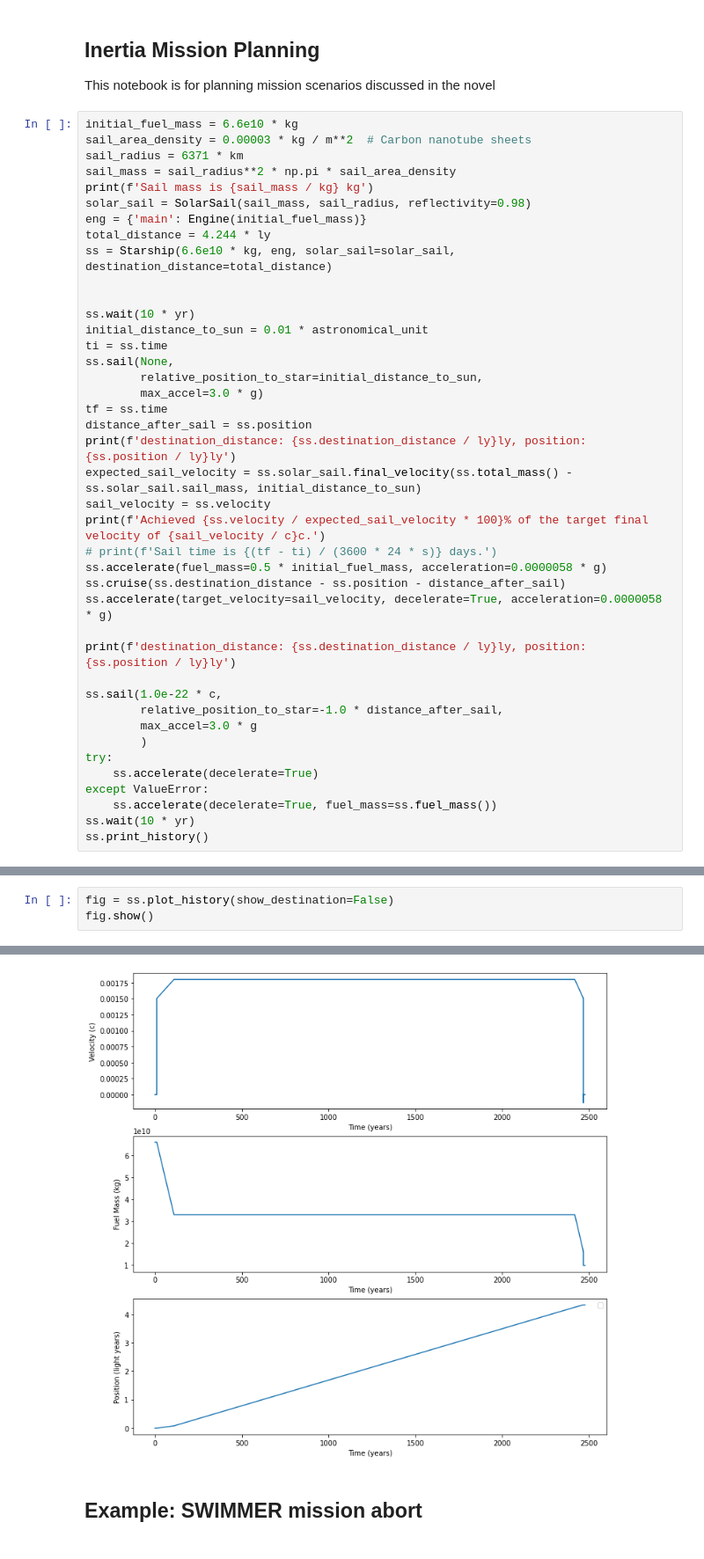
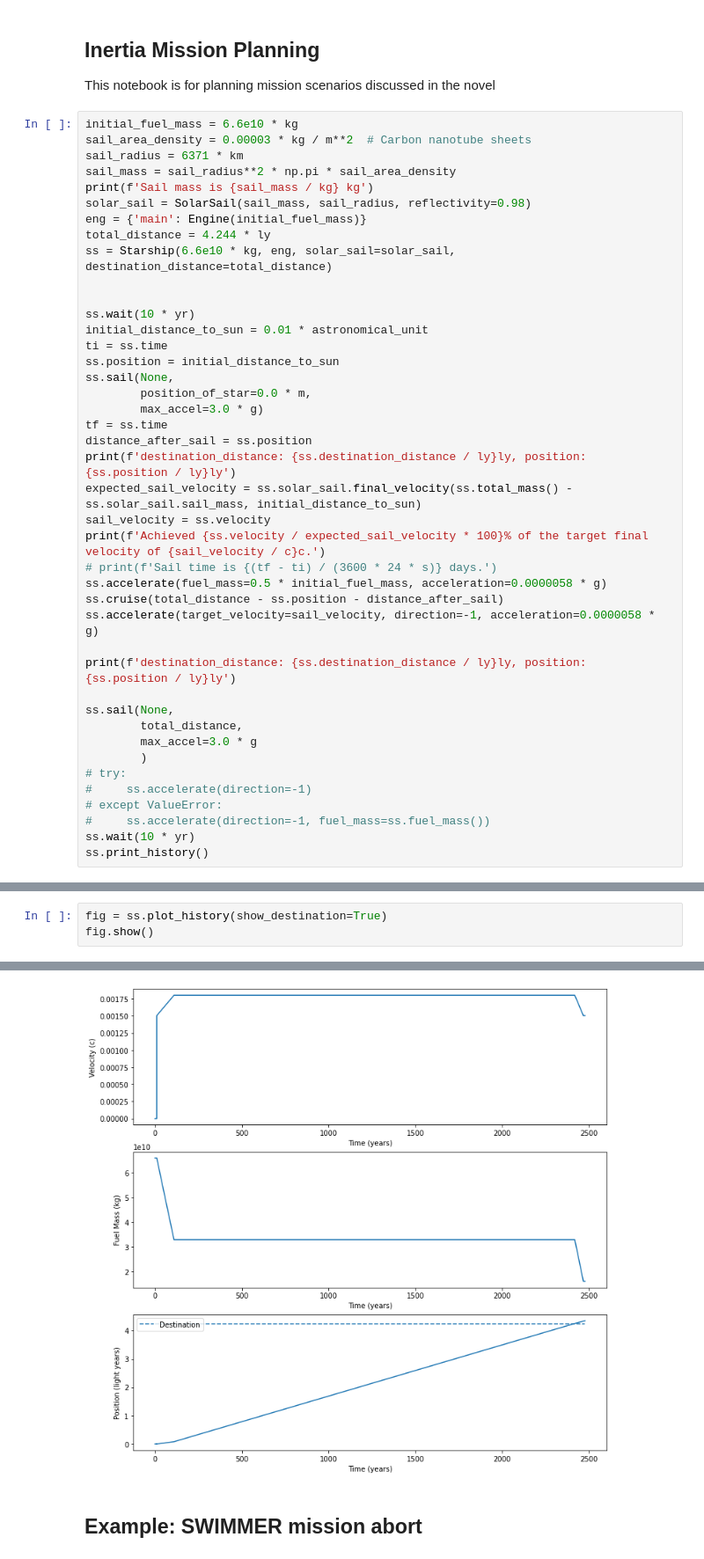
Before and after one commit to QEDan/interstellar_mission_planning, a Jupyter notebook: notebooks/Inertia_Ship.ipynb, the cells around one changed output, grey strips where cells are left out. Shown: that part at 88% size. Saved outputs shown, nothing was run; the diff lists cells and outputs as text.

```diff
--- a/notebooks/Inertia_Ship.ipynb
+++ b/notebooks/Inertia_Ship.ipynb
@@ -36,8 +36,9 @@ ss = Starship(6.6e10 * kg, eng, solar_sail=solar_sail, destination_distance=tota
 ss.wait(10 * yr)
 initial_distance_to_sun = 0.01 * astronomical_unit
 ti = ss.time
+ss.position = initial_distance_to_sun
 ss.sail(None,
-        relative_position_to_star=initial_distance_to_sun,
+        position_of_star=0.0 * m,
         max_accel=3.0 * g)
 tf = ss.time
 distance_after_sail = ss.position
@@ -47,19 +48,19 @@ sail_velocity = ss.velocity
 print(f'Achieved {ss.velocity / expected_sail_velocity * 100}% of the target final velocity of {sail_velocity / c}c.')
 # print(f'Sail time is {(tf - ti) / (3600 * 24 * s)} days.')
 ss.accelerate(fuel_mass=0.5 * initial_fuel_mass, acceleration=0.0000058 * g)
-ss.cruise(ss.destination_distance - ss.position - distance_after_sail)
-ss.accelerate(target_velocity=sail_velocity, decelerate=True, acceleration=0.0000058 * g)
+ss.cruise(total_distance - ss.position - distance_after_sail)
+ss.accelerate(target_velocity=sail_velocity, direction=-1, acceleration=0.0000058 * g)
 
 print(f'destination_distance: {ss.destination_distance / ly}ly, position: {ss.position / ly}ly')
 
-ss.sail(1.0e-22 * c,
-        relative_position_to_star=-1.0 * distance_after_sail,
+ss.sail(None,
+        total_distance,
         max_accel=3.0 * g
         )
-try:
-    ss.accelerate(decelerate=True)
-except ValueError:
-    ss.accelerate(decelerate=True, fuel_mass=ss.fuel_mass())
+# try:
+#     ss.accelerate(direction=-1)
+# except ValueError:
+#     ss.accelerate(direction=-1, fuel_mass=ss.fuel_mass())
 ss.wait(10 * yr)
 ss.print_history()
 # %% [output]
@@ -83,4 +84,4 @@ year 2469.3 - Waited: 1.00e+01 years. Distance=0.00e+00 lightyears
 # %%
-fig = ss.plot_history(show_destination=False)
+fig = ss.plot_history(show_destination=True)
 fig.show()
 # %% [output]
@@ -88,4 +88,4 @@ No artists with labels found to put in legend.  Note that artists whose label st
-[figure, old version]
+[figure, new version]
 # %% [markdown]
 ## Example: SWIMMER mission abort
 # %%
```
Also changed, not shown: parts of 8 cells of this notebook, 4 other files.
